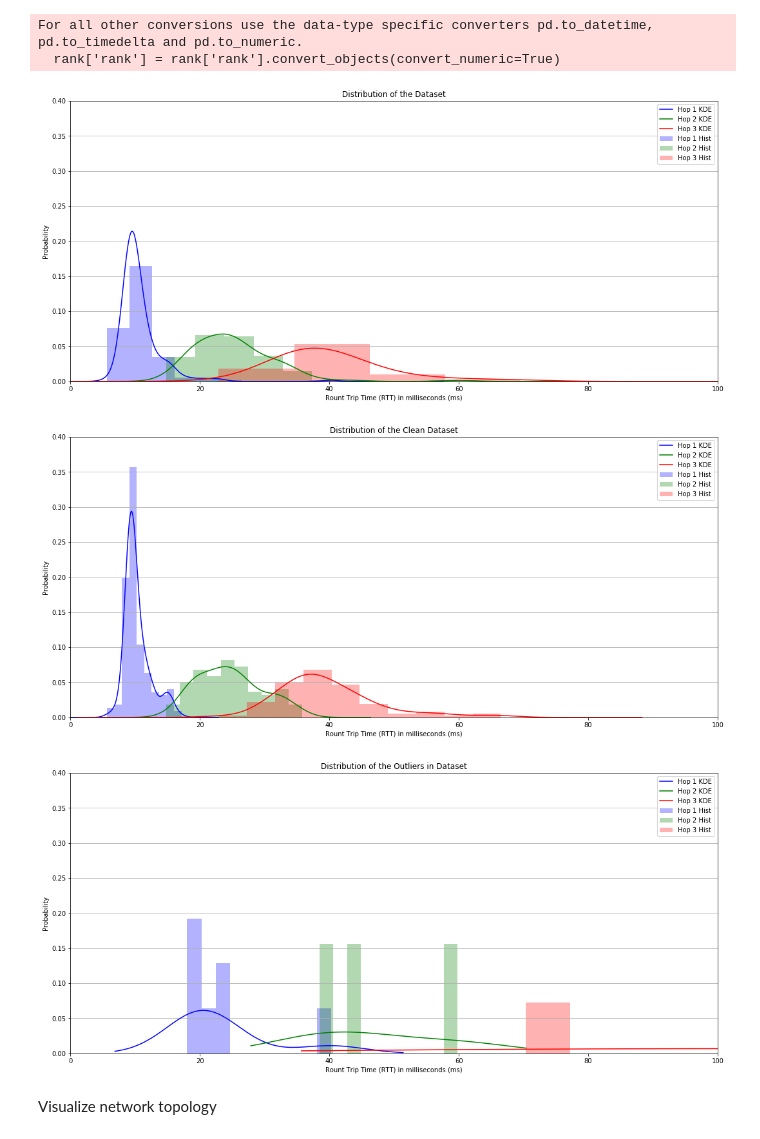
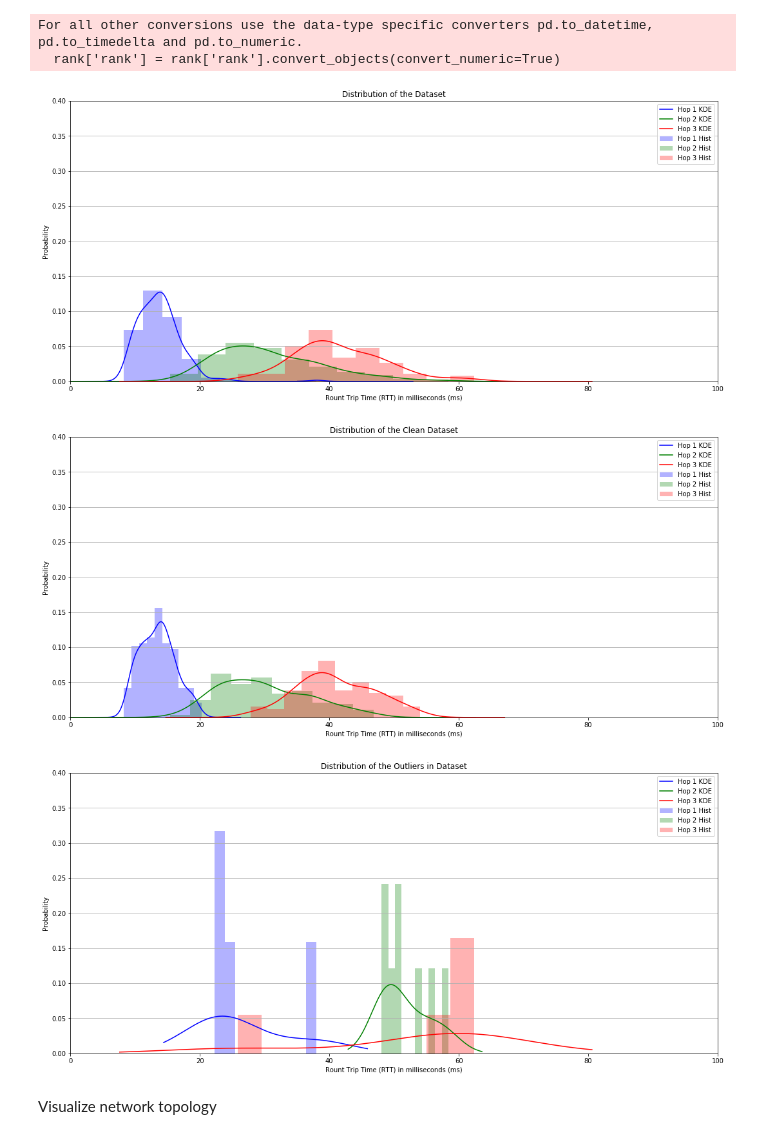
Before and after one commit to ichatz/iot-netprofiler, a Jupyter notebook: iot-lab-25nodes/ExploratoryAnalysis.ipynb, the cells around one changed output. Saved outputs shown, nothing was run; the diff lists cells and outputs as text; code cells hidden in the pictures.

Commit message:
Adding 1 more experiment with 25 nodes with 5 nodes disconnected

```diff
--- a/iot-lab-25nodes/ExploratoryAnalysis.ipynb
+++ b/iot-lab-25nodes/ExploratoryAnalysis.ipynb
@@ -245,9 +245,9 @@ For all other conversions use the data-type specific converters pd.to_datetime,
   rank['rank'] = rank['rank'].convert_objects(convert_numeric=True)
 # %%
 fig, ax = plt.subplots(figsize=(18, 8))
-for hop in hop_nodes3.keys():
-    hop_nodes3[hop].plot.kde(ax=ax, color=color[hop], label='Hop ' + str(hop) + ' KDE')
-    hop_nodes3[hop].plot.hist(density=True, color=color[hop], alpha=0.3, ax=ax, label='Hop ' + str(hop) + ' Hist')
+for hop in hop_nodes4.keys():
+    hop_nodes4[hop].plot.kde(ax=ax, color=color[hop], label='Hop ' + str(hop) + ' KDE')
+    hop_nodes4[hop].plot.hist(density=True, color=color[hop], alpha=0.3, ax=ax, label='Hop ' + str(hop) + ' Hist')
 
 ax.set_ylabel('Probability')
 ax.set_xlabel('Rount Trip Time (RTT) in milliseconds (ms)')
@@ -258,12 +258,12 @@ ax.set_ylim([0,0.4])
 ax.legend()
 plt.show()
 # %% [output]
-[figure, old version]
+[figure, new version]
 # %%
 fig, ax = plt.subplots(figsize=(18, 8))
-for hop in std_values3.keys():
-    std_values3[hop].plot.kde(ax=ax, color=color[hop], label='Hop ' + str(hop) + ' KDE')
-    std_values3[hop].plot.hist(density=True, color=color[hop], alpha=0.3, ax=ax, label='Hop ' + str(hop) + ' Hist')
+for hop in std_values4.keys():
+    std_values4[hop].plot.kde(ax=ax, color=color[hop], label='Hop ' + str(hop) + ' KDE')
+    std_values4[hop].plot.hist(density=True, color=color[hop], alpha=0.3, ax=ax, label='Hop ' + str(hop) + ' Hist')
 
 ax.set_ylabel('Probability')
 ax.set_xlabel('Rount Trip Time (RTT) in milliseconds (ms)')
@@ -274,23 +274,23 @@ ax.set_ylim([0,0.4])
 ax.legend()
 plt.show()
 # %% [output]
-[figure, old version]
+[figure, new version]
 # %%
 fig, ax = plt.subplots(figsize=(18, 8))
-for hop in outliers3.keys():
-    outliers3[hop].plot.kde(ax=ax, color=color[hop], label='Hop ' + str(hop) + ' KDE')
-    outliers3[hop].plot.hist(density=True, color=color[hop], alpha=0.3, ax=ax, label='Hop ' + str(hop) + ' Hist')
+for hop in outliers4.keys():
+    outliers4[hop].plot.kde(ax=ax, color=color[hop], label='Hop ' + str(hop) + ' KDE')
+    outliers4[hop].plot.hist(density=True, color=color[hop], alpha=0.3, ax=ax, label='Hop ' + str(hop) + ' Hist')
 
 ax.set_ylabel('Probability')
 ax.set_xlabel('Rount Trip Time (RTT) in milliseconds (ms)')
 ax.grid(axis='y')
 ax.set_title('Distribution of the Outliers in Dataset')
 ax.set_xlim([0, 100])
 ax.set_ylim([0,0.4])
 ax.legend()
 plt.show()
 # %% [output]
-[figure, old version]
+[figure, new version]
 # %% [markdown]
 Visualize network topology
 # %%
```
Also changed, not shown: parts of 6 cells of this notebook, 5 other files.
